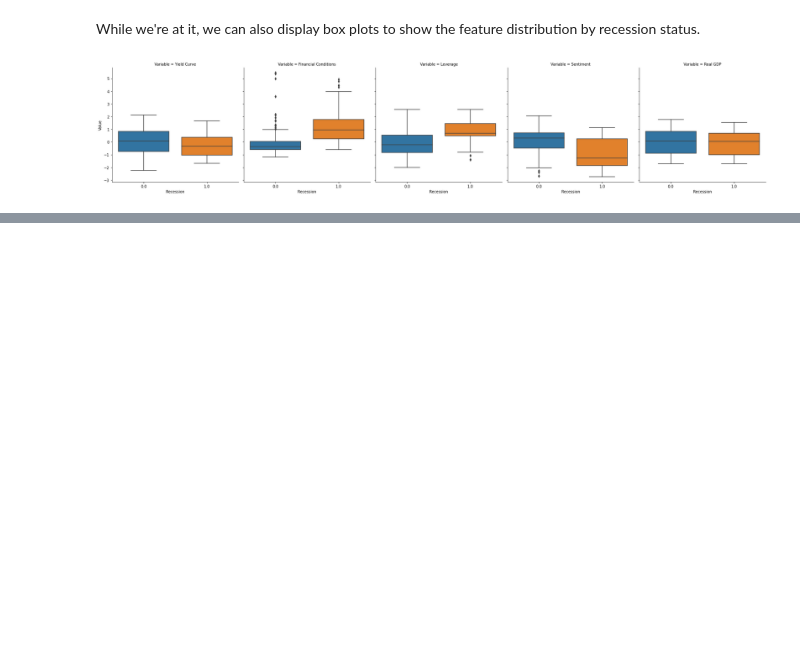
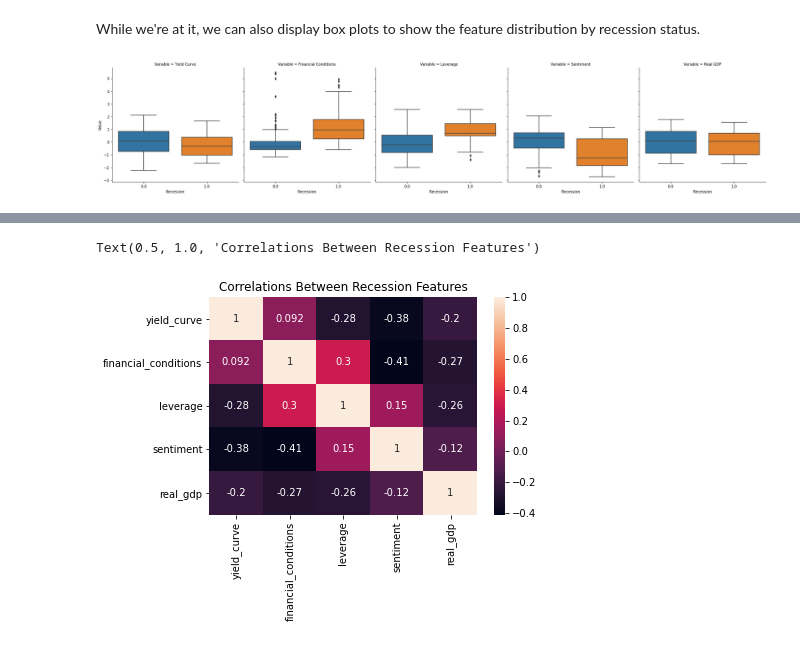
Before and after one commit to lykjohn/UChicago-Summer-Session-2022, a Jupyter notebook: Week1/Week 1 Lecture Source Code.ipynb, the cells around one changed output, grey strips where cells are left out. Saved outputs shown, nothing was run; the diff lists cells and outputs as text; code cells hidden in the pictures; blank space fills up the shorter version.

```diff
--- a/Week1/Week 1 Lecture Source Code.ipynb
+++ b/Week1/Week 1 Lecture Source Code.ipynb
@@ -332,0 +334,7 @@ g = sns.catplot(x='Recession', y='Value', col='Variable', data=econ_, kind='box'
+# %%
+# plotting a correaltion heatmap to identify correlations b/w features
+sns.heatmap(econ.loc[:, FEATURES].corr(), annot=True)
+plt.title("Correlations Between Recession Features")
+# %% [output]
+Text(0.5, 1.0, 'Correlations Between Recession Features')
+[figure, added]
```
Also changed, not shown: parts of 6 cells of this notebook, 2 other files.
